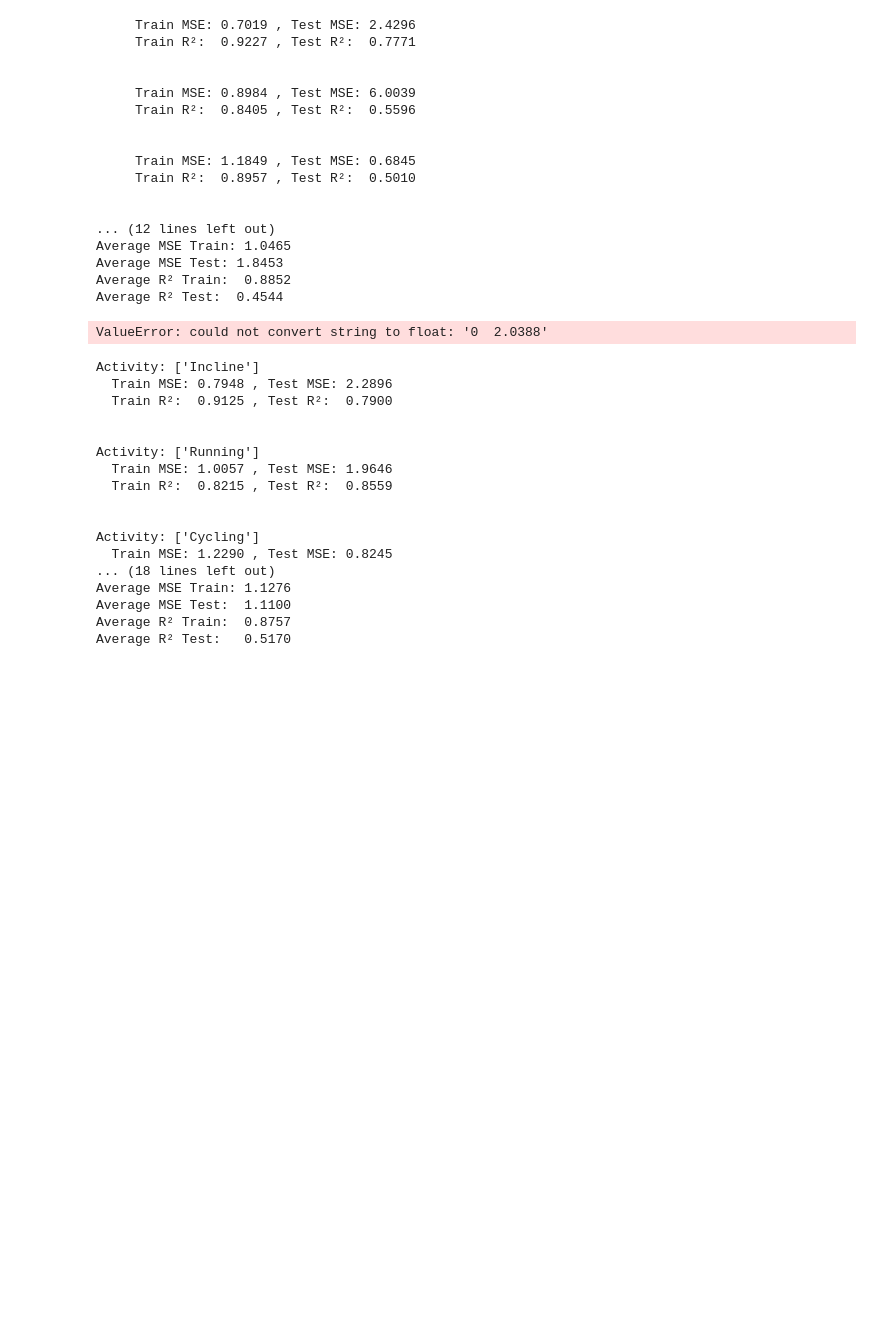
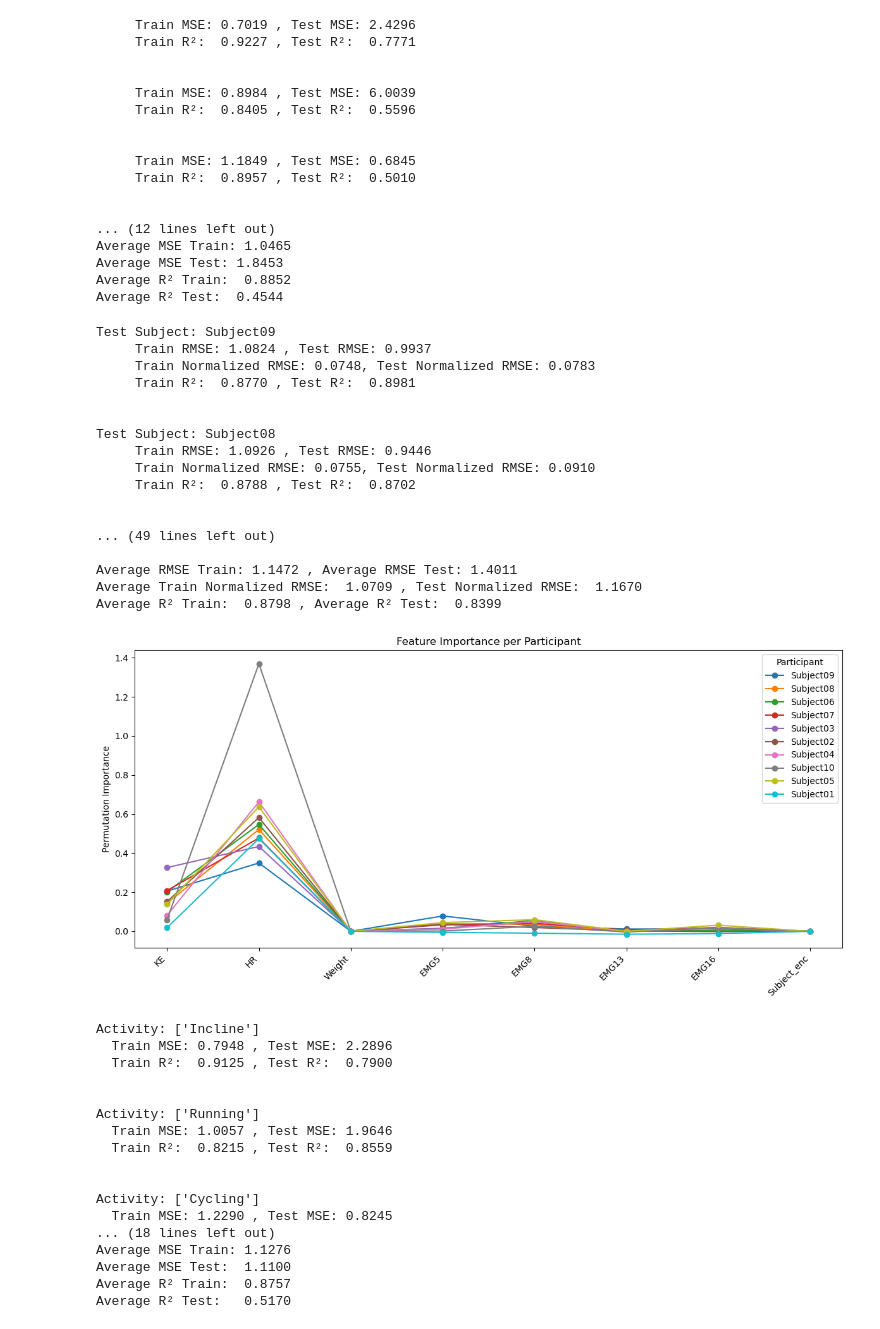
Before and after one commit to katiembutler/MetabolicCost, a Jupyter notebook: metCost-Regressions.ipynb, the cells around one changed output. Saved outputs shown, nothing was run; the diff lists cells and outputs as text; code cells hidden in the pictures; blank space fills up the shorter version.

Commit message:
added normalized rmse

```diff
--- a/metCost-Regressions.ipynb
+++ b/metCost-Regressions.ipynb
@@ -1818,7 +1818,7 @@ uniqueSubjects = np.unique(subjects)
 model = make_pipeline(MinMaxScaler(), SVR(kernel="linear"))
 gkf = GroupKFold(n_splits=10)
 
-mseTrain, mseTest, r2train, r2test = [], [], [], []
+mseTrain, RMSETrain, mseTest, RMSETest, r2train, r2test = [], [], [], [], [], []
 fold_feature_importance = []
 fold_subjects = []
 for fold_idx, (train_idx, test_idx) in enumerate(gkf.split(x, y, groups=subjects), start=1):
@@ -1833,42 +1833,72 @@ for fold_idx, (train_idx, test_idx) in enumerate(gkf.split(x, y, groups=subjects
     y_testPred = model.predict(x_test)
 
     fold_mse_train = mean_squared_error(y_train, y_trainPred)
+    fold_RMSE_train = fold_mse_train ** 0.5
     fold_mse_test = mean_squared_error(y_test, y_testPred)
+    fold_RMSE_test = fold_mse_test ** 0.5
     fold_r2_train = r2_score(y_train, y_trainPred)
     fold_r2_test = r2_score(y_test, y_testPred)
 
+    max_train = y_train.max()
+    min_train = y_train.min()
+    max_test = y_test.max()
+    min_test = y_test.min()
     mseTrain.append(fold_mse_train)
+    RMSETrain.append(fold_RMSE_train)
     mseTest.append(fold_mse_test)
+    RMSETest.append(fold_RMSE_test)
     r2train.append(fold_r2_train)
     r2test.append(fold_r2_test)
+
+    normRMSETrain = fold_RMSE_train / (max_train - min_train)
+    normRMSETest = fold_RMSE_test / (max_test - min_test)
 
     perm_importance = permutation_importance(model, x_test, y_test, random_state=42)
     fold_feature_importance.append(perm_importance.importances_mean)
 
     # Print per-fold results
     print(f"Test Subject: {test_subject}")
-    print(f"     Train MSE: {fold_mse_train:.4f} , Test MSE: {fold_mse_test:.4f}")
+    print(f"     Train RMSE: {fold_mse_train**0.5:.4f} , Test RMSE: {fold_mse_test**0.5:.4f}")
+    print(f"     Train Normalized RMSE: {normRMSETrain:.4f}, Test Normalized RMSE: {normRMSETest:.4f}")
     print(f"     Train R²:  {fold_r2_train:.4f} , Test R²:  {fold_r2_test:.4f}")
     print("\n")
 
 print("\n")
-print(f"Average MSE Train: {np.mean(mseTrain):.4f} , Average MSE Test: {np.mean(mseTest):.4f}")
+print(f"Average RMSE Train: {np.mean(mseTrain):.4f} , Average RMSE Test: {np.mean(mseTest):.4f}")
+print(f"Average Train Normalized RMSE:  {np.mean(RMSETrain):.4f} , Test Normalized RMSE:  {np.mean(RMSETest):.4f}")
 print(f"Average R² Train:  {np.mean(r2train):.4f} , Average R² Test:  {np.mean(r2test):.4f}")
 
 fi_df = pd.DataFrame(fold_feature_importance, columns=x.columns)
 
 # Plot feature importance per participant
 plt.figure(figsize=(12, 6))
 for idx, subject in enumerate(fold_subjects):
     plt.plot(x.columns, fi_df.iloc[idx], marker='o', label=subject)
 plt.xticks(rotation=45, ha="right")
 plt.ylabel("Permutation Importance")
 plt.title("Feature Importance per Participant")
 plt.legend(title="Participant")
 plt.tight_layout()
 plt.show()
 # %% [output]
-ValueError: could not convert string to float: '0  2.0388'
+Test Subject: Subject09
+     Train RMSE: 1.0824 , Test RMSE: 0.9937
+     Train Normalized RMSE: 0.0748, Test Normalized RMSE: 0.0783
+     Train R²:  0.8770 , Test R²:  0.8981
+
+
+Test Subject: Subject08
+     Train RMSE: 1.0926 , Test RMSE: 0.9446
+     Train Normalized RMSE: 0.0755, Test Normalized RMSE: 0.0910
+     Train R²:  0.8788 , Test R²:  0.8702
+
+
+... (49 lines left out)
+
+Average RMSE Train: 1.1472 , Average RMSE Test: 1.4011
+Average Train Normalized RMSE:  1.0709 , Test Normalized RMSE:  1.1670
+Average R² Train:  0.8798 , Average R² Test:  0.8399
+[figure, added]
 # %%
 # SVR Linear train 5, test 1 ; MinMaxScaler ; 6-fold CV by Activity ; 15 second bins
 import numpy as np
```
